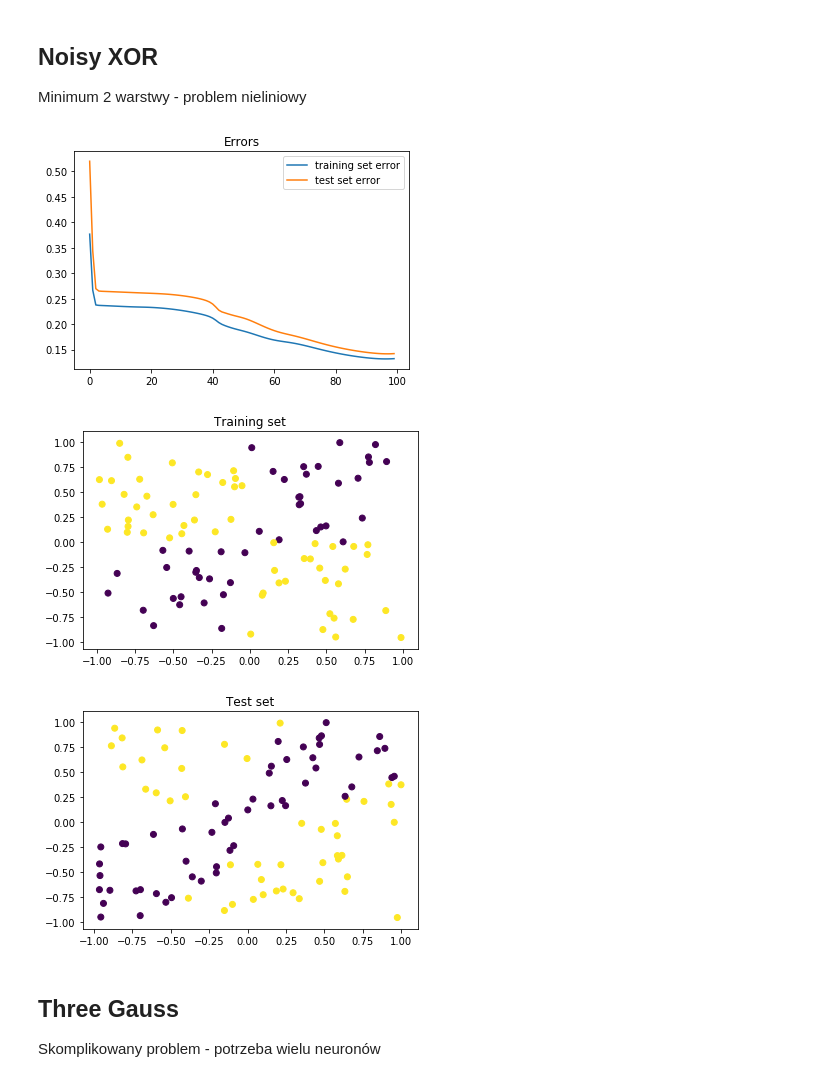
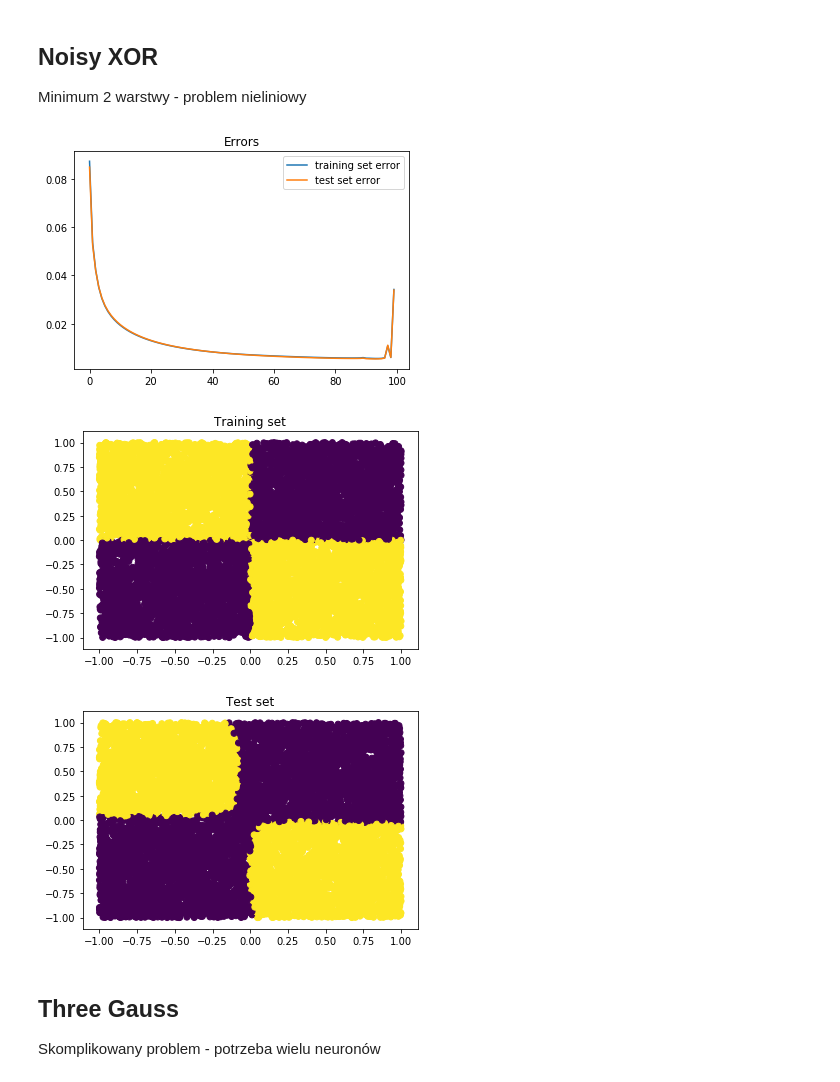
Before and after one commit to Kaketo/Backpropagation, a Jupyter notebook: testy do raportu.ipynb, the cells around one changed output. Cells and saved outputs as stored; diff of their text form; code cells hidden in the pictures.

```diff
--- a/testy do raportu.ipynb
+++ b/testy do raportu.ipynb
@@ -149,20 +150,20 @@ plot_classification(brain, x)
 ## Noisy XOR
 Minimum 2 warstwy - problem nieliniowy
 # %%
-x = data_read_classification('xor',100)
+x = data_read_classification('xor',10000)
 brain = Network(learning_rate = 0.1, momentum_rate = 0.8, iterations = 100)
 brain.add(Layer(2,20,'sigmoid'))
 brain.add(Layer(20,50,'sigmoid'))
 brain.add(Layer(50,10,'sigmoid'))
 brain.add(Layer(10,2,'sigmoid'))
 errors = brain.train_and_evaluate(x[0],x[1],x[2],x[3])
 #errors = brain.train_mini_batch_and_evaluate(x[0],x[1],x[2],x[3],10)
 plot_errors(errors)
 plot_classification(brain, x)
 # %% [output]
-[figure, old version]
+[figure, new version]
-[figure, old version]
+[figure, new version]
-[figure, old version]
+[figure, new version]
 # %% [markdown]
 ## Three Gauss
 Skomplikowany problem - potrzeba wielu neuronów
```
Also changed, not shown: parts of 11 cells of this notebook, 2 other files.
